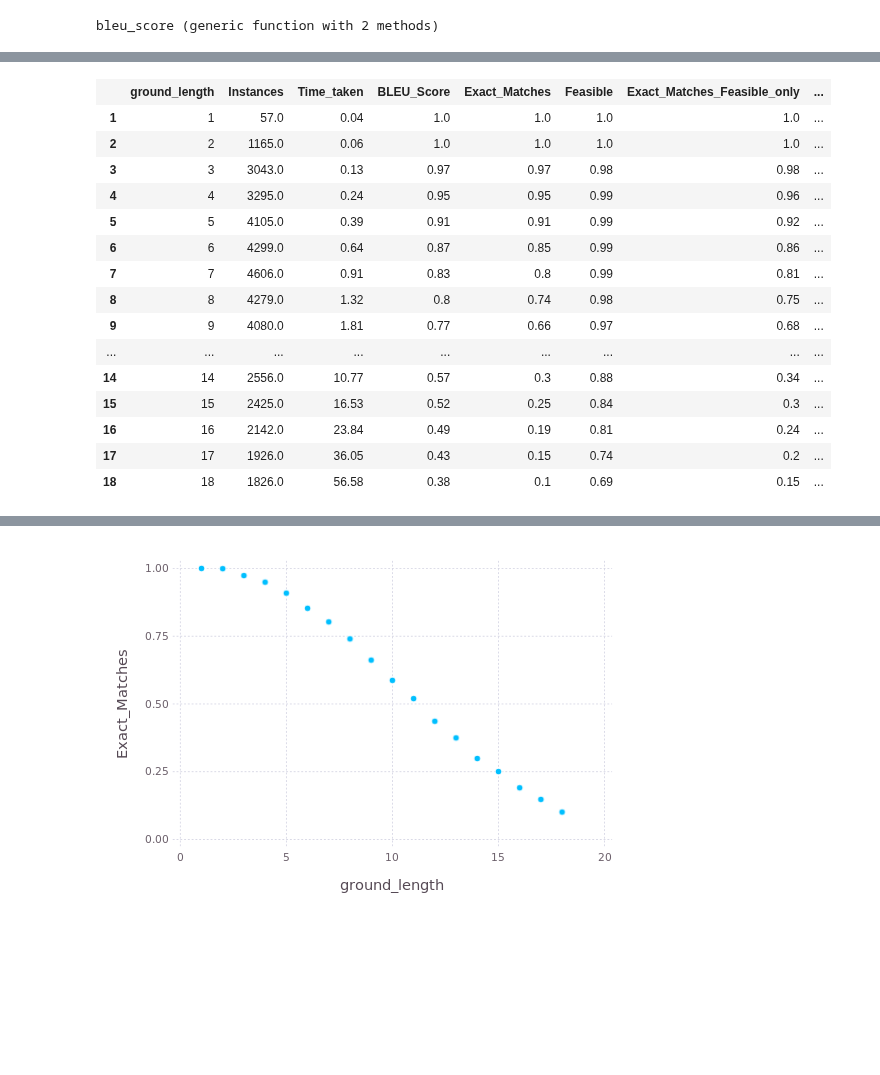
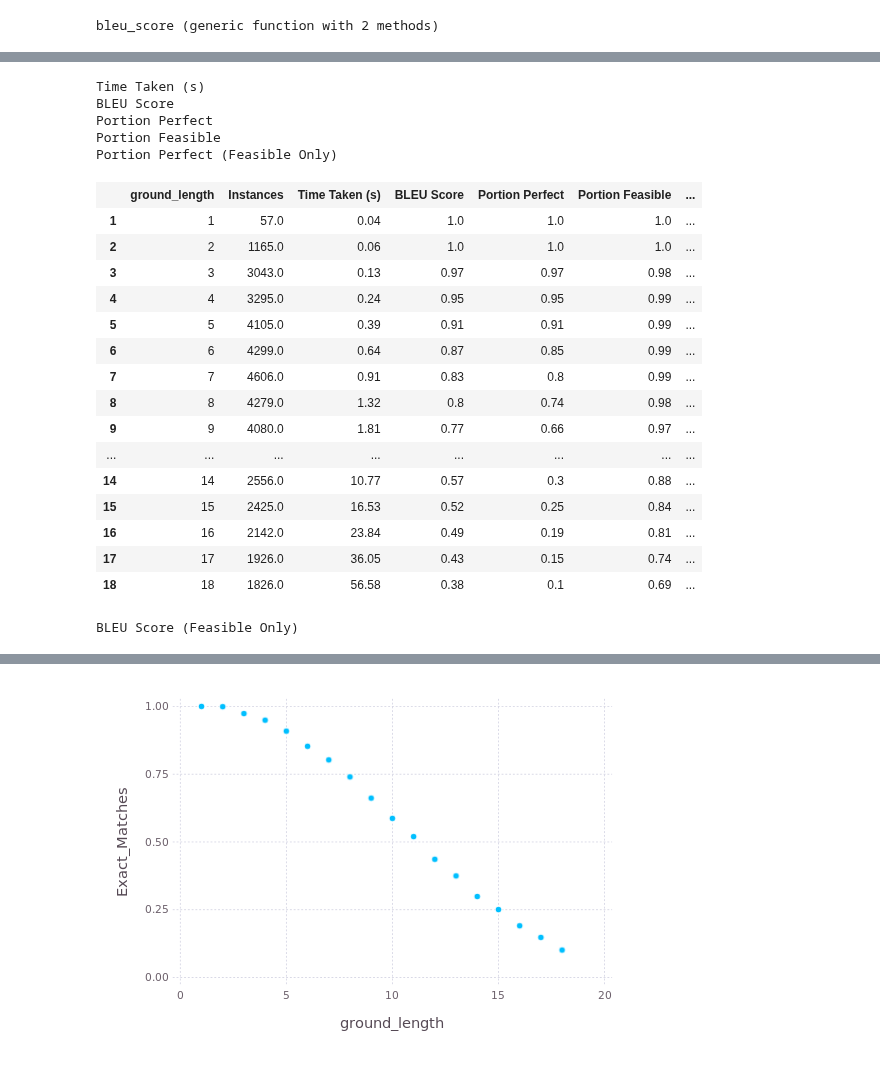
Before and after one commit to oxinabox/phd, a Jupyter notebook: prototypes/SumOfWordEmbeddings/ResAna.ipynb, the cells around one changed output, grey strips where cells are left out. Saved outputs shown, nothing was run; the diff lists cells and outputs as text; code cells hidden in the pictures; blank space fills up the shorter version.

Commit message:
=ordering results in

```diff
--- a/prototypes/SumOfWordEmbeddings/ResAna.ipynb
+++ b/prototypes/SumOfWordEmbeddings/ResAna.ipynb
@@ -313,45 +323,55 @@ Array{Any,1}    (2,)
 # %%
-function mean_by_length{T<:OrderRecord}(rater::Function, data::Vector{T})
-    groups = groupby_value(r->length(r.reference), data)
-    @assert symdiff(keys(groups),1:length(groups))|> length ==0
-    [mean(map(rater,groups[len])) for len in 1:length(groups)]
+function mean_by_length{T<:OrderRecord}(rater::Function, data::Vector{T}, assessed_lengths)
+    groups = groupby_value(r->length(r.reference), data) #r.reference is the ground truth sentence
+    [ mean(rater(groups[len])) for len in assessed_lengths]
 end
 function get_instance_counts(data)
     groups = groupby_value(r->length(r.reference), data)
     [length(groups[sent_len]) for sent_len in sort(collect(keys(groups)))]
 end
 
 function get_ordering_length_res(data)
-    ordering_length_res = DataFrame(ground_length=1:maximum([length(r.reference) for r in data |> attempted_only]),
-    Instances = get_instance_counts(data|> attempted_only),
-    Time_taken = mean_by_length(r->r.time , data|> attempted_only),
-    BLEU_Score    =  mean_by_length(bleu_score,  data|> attempted_only),
-    Exact_Matches =  mean_by_length(exact_match, data|> attempted_only),
-    Feasible      =  mean_by_length(r->r.status==:Optimal, data|> attempted_only),
-    Exact_Matches_Feasible_only =  mean_by_length(exact_match, data|> attempted_only |>feasible_only),
-    BLEU_Score_feasible_only    =  mean_by_length(bleu_score,  data|> attempted_only |>feasible_only)
-    )
+    ordering_length_res = DataFrame(
+        ground_length=1:maximum([length(r.reference) for r in data |> attempted_only]),
+        Instances = get_instance_counts(data|> attempted_only))
+    for (method, fn) in eval_methods
+        println(method)
+        ordering_length_res[method]=mean_by_length(fn,data, ordering_length_res[:ground_length])
+    end
+    return ordering_length_res
+    #Time_taken = mean_by_length(r->r.time , data|> attempted_only),
+    #BLEU_Score    =  mean_by_length(bleu_score,  data|> attempted_only),
+    #Exact_Matches =  mean_by_length(exact_match, data|> attempted_only),
+    #Feasible      =  mean_by_length(r->r.status==:Optimal, data|> attempted_only),
+    #Exact_Matches_Feasible_only =  mean_by_length(exact_match, data|> attempted_only |>feasible_only),
+    #BLEU_Score_feasible_only    =  mean_by_length(bleu_score,  data|> attempted_only |>feasible_only)
 end
 ordering_length_res = get_ordering_length_res(books_0_01)
 writetable(OUTPUT_DIR*"ordering_length_scores.csv", ordering_length_res)
 round_tbl(ordering_length_res)
 # %% [output]
+Time Taken (s)
+BLEU Score
+Portion Perfect
+Portion Feasible
+Portion Perfect (Feasible Only)
-|  | ground_length | Instances | Time_taken | BLEU_Score | Exact_Matches | Feasible | Exact_Matches_Feasible_only | ... |
-| 1 | 1 | 57.0 | 0.04 | 1.0 | 1.0 | 1.0 | 1.0 | ... |
-| 2 | 2 | 1165.0 | 0.06 | 1.0 | 1.0 | 1.0 | 1.0 | ... |
-| 3 | 3 | 3043.0 | 0.13 | 0.97 | 0.97 | 0.98 | 0.98 | ... |
-| 4 | 4 | 3295.0 | 0.24 | 0.95 | 0.95 | 0.99 | 0.96 | ... |
-| 5 | 5 | 4105.0 | 0.39 | 0.91 | 0.91 | 0.99 | 0.92 | ... |
-| 6 | 6 | 4299.0 | 0.64 | 0.87 | 0.85 | 0.99 | 0.86 | ... |
-| 7 | 7 | 4606.0 | 0.91 | 0.83 | 0.8 | 0.99 | 0.81 | ... |
-| 8 | 8 | 4279.0 | 1.32 | 0.8 | 0.74 | 0.98 | 0.75 | ... |
-| 9 | 9 | 4080.0 | 1.81 | 0.77 | 0.66 | 0.97 | 0.68 | ... |
-| ... | ... | ... | ... | ... | ... | ... | ... | ... |
-| 14 | 14 | 2556.0 | 10.77 | 0.57 | 0.3 | 0.88 | 0.34 | ... |
-| 15 | 15 | 2425.0 | 16.53 | 0.52 | 0.25 | 0.84 | 0.3 | ... |
-| 16 | 16 | 2142.0 | 23.84 | 0.49 | 0.19 | 0.81 | 0.24 | ... |
-| 17 | 17 | 1926.0 | 36.05 | 0.43 | 0.15 | 0.74 | 0.2 | ... |
-| 18 | 18 | 1826.0 | 56.58 | 0.38 | 0.1 | 0.69 | 0.15 | ... |
+|  | ground_length | Instances | Time Taken (s) | BLEU Score | Portion Perfect | Portion Feasible | ... |
+| 1 | 1 | 57.0 | 0.04 | 1.0 | 1.0 | 1.0 | ... |
+| 2 | 2 | 1165.0 | 0.06 | 1.0 | 1.0 | 1.0 | ... |
+| 3 | 3 | 3043.0 | 0.13 | 0.97 | 0.97 | 0.98 | ... |
+| 4 | 4 | 3295.0 | 0.24 | 0.95 | 0.95 | 0.99 | ... |
+| 5 | 5 | 4105.0 | 0.39 | 0.91 | 0.91 | 0.99 | ... |
+| 6 | 6 | 4299.0 | 0.64 | 0.87 | 0.85 | 0.99 | ... |
+| 7 | 7 | 4606.0 | 0.91 | 0.83 | 0.8 | 0.99 | ... |
+| 8 | 8 | 4279.0 | 1.32 | 0.8 | 0.74 | 0.98 | ... |
+| 9 | 9 | 4080.0 | 1.81 | 0.77 | 0.66 | 0.97 | ... |
+| ... | ... | ... | ... | ... | ... | ... | ... |
+| 14 | 14 | 2556.0 | 10.77 | 0.57 | 0.3 | 0.88 | ... |
+| 15 | 15 | 2425.0 | 16.53 | 0.52 | 0.25 | 0.84 | ... |
+| 16 | 16 | 2142.0 | 23.84 | 0.49 | 0.19 | 0.81 | ... |
+| 17 | 17 | 1926.0 | 36.05 | 0.43 | 0.15 | 0.74 | ... |
+| 18 | 18 | 1826.0 | 56.58 | 0.38 | 0.1 | 0.69 | ... |
+BLEU Score (Feasible Only)
 # %%
 ordering_length_res_oracle = get_ordering_length_res(books_0_01_oracle)
 writetable(OUTPUT_DIR*"ordering_length_scores_oracle.csv", ordering_length_res)
```
Also changed, not shown: parts of 3 cells of this notebook, 4 other files.
